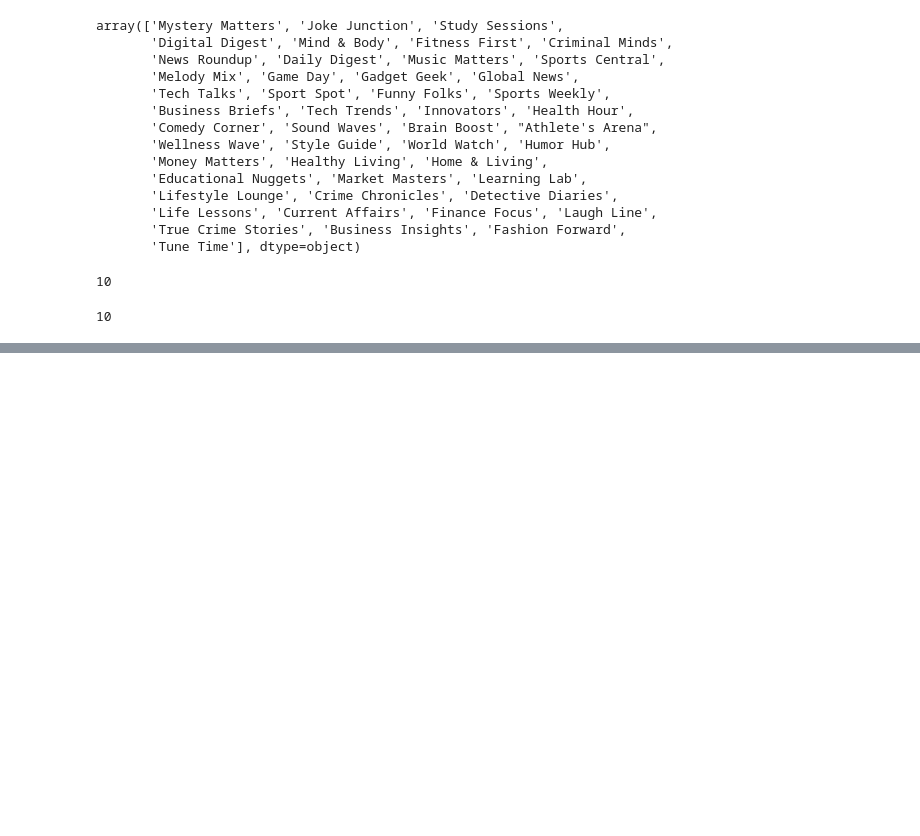
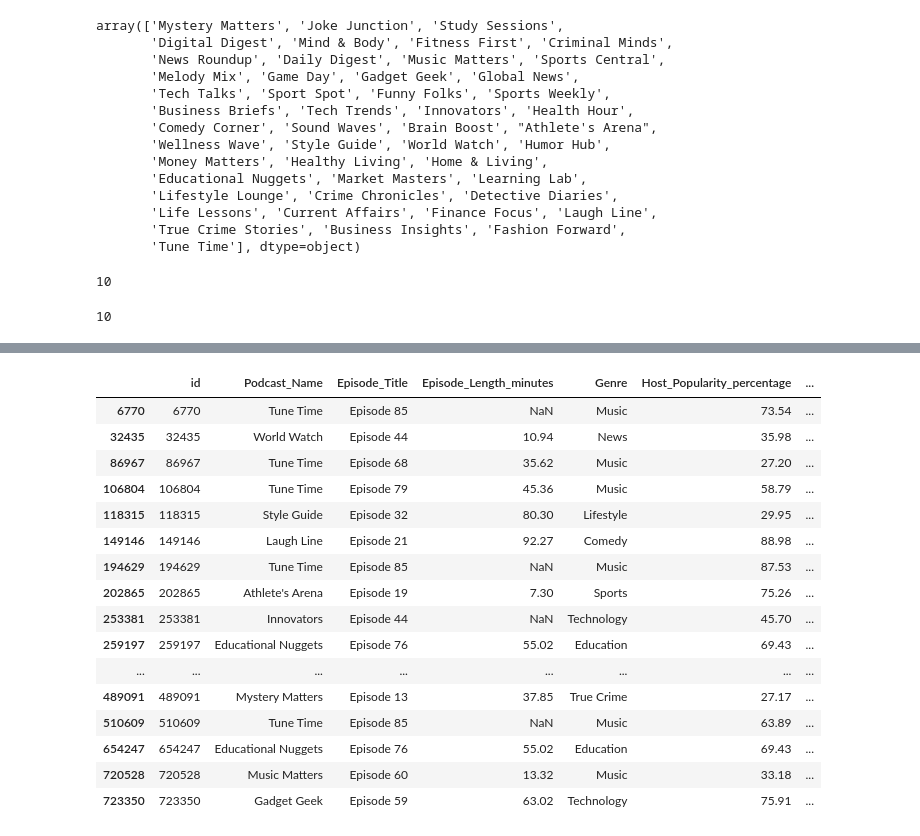
Before and after one commit to Juan-LobosMartin/Podcast, a Jupyter notebook: Study_Features.ipynb, the cells around one changed output, grey strips where cells are left out. Saved outputs shown, nothing was run; the diff lists cells and outputs as text; code cells hidden in the pictures; blank space fills up the shorter version.

```diff
--- a/Study_Features.ipynb
+++ b/Study_Features.ipynb
@@ -95,0 +367,21 @@ for podcast in (Podcast_Test_df['Podcast_Name'].unique()):
+# %%
+# How many programs Guest_Popularity_percentage more than 99.99
+Podcast_Train_df[Podcast_Train_df['Guest_Popularity_percentage']>99.99]
+# %% [output]
+|  | id | Podcast_Name | Episode_Title | Episode_Length_minutes | Genre | Host_Popularity_percentage | ... |
+| 6770 | 6770 | Tune Time | Episode 85 | NaN | Music | 73.54 | ... |
+| 32435 | 32435 | World Watch | Episode 44 | 10.94 | News | 35.98 | ... |
+| 86967 | 86967 | Tune Time | Episode 68 | 35.62 | Music | 27.20 | ... |
+| 106804 | 106804 | Tune Time | Episode 79 | 45.36 | Music | 58.79 | ... |
+| 118315 | 118315 | Style Guide | Episode 32 | 80.30 | Lifestyle | 29.95 | ... |
+| 149146 | 149146 | Laugh Line | Episode 21 | 92.27 | Comedy | 88.98 | ... |
+| 194629 | 194629 | Tune Time | Episode 85 | NaN | Music | 87.53 | ... |
+| 202865 | 202865 | Athlete's Arena | Episode 19 | 7.30 | Sports | 75.26 | ... |
+| 253381 | 253381 | Innovators | Episode 44 | NaN | Technology | 45.70 | ... |
+| 259197 | 259197 | Educational Nuggets | Episode 76 | 55.02 | Education | 69.43 | ... |
+| ... | ... | ... | ... | ... | ... | ... | ... |
+| 489091 | 489091 | Mystery Matters | Episode 13 | 37.85 | True Crime | 27.17 | ... |
+| 510609 | 510609 | Tune Time | Episode 85 | NaN | Music | 63.89 | ... |
+| 654247 | 654247 | Educational Nuggets | Episode 76 | 55.02 | Education | 69.43 | ... |
+| 720528 | 720528 | Music Matters | Episode 60 | 13.32 | Music | 33.18 | ... |
+| 723350 | 723350 | Gadget Geek | Episode 59 | 63.02 | Technology | 75.91 | ... |
```
Also changed, not shown: parts of 36 cells of this notebook, 3 other files.
